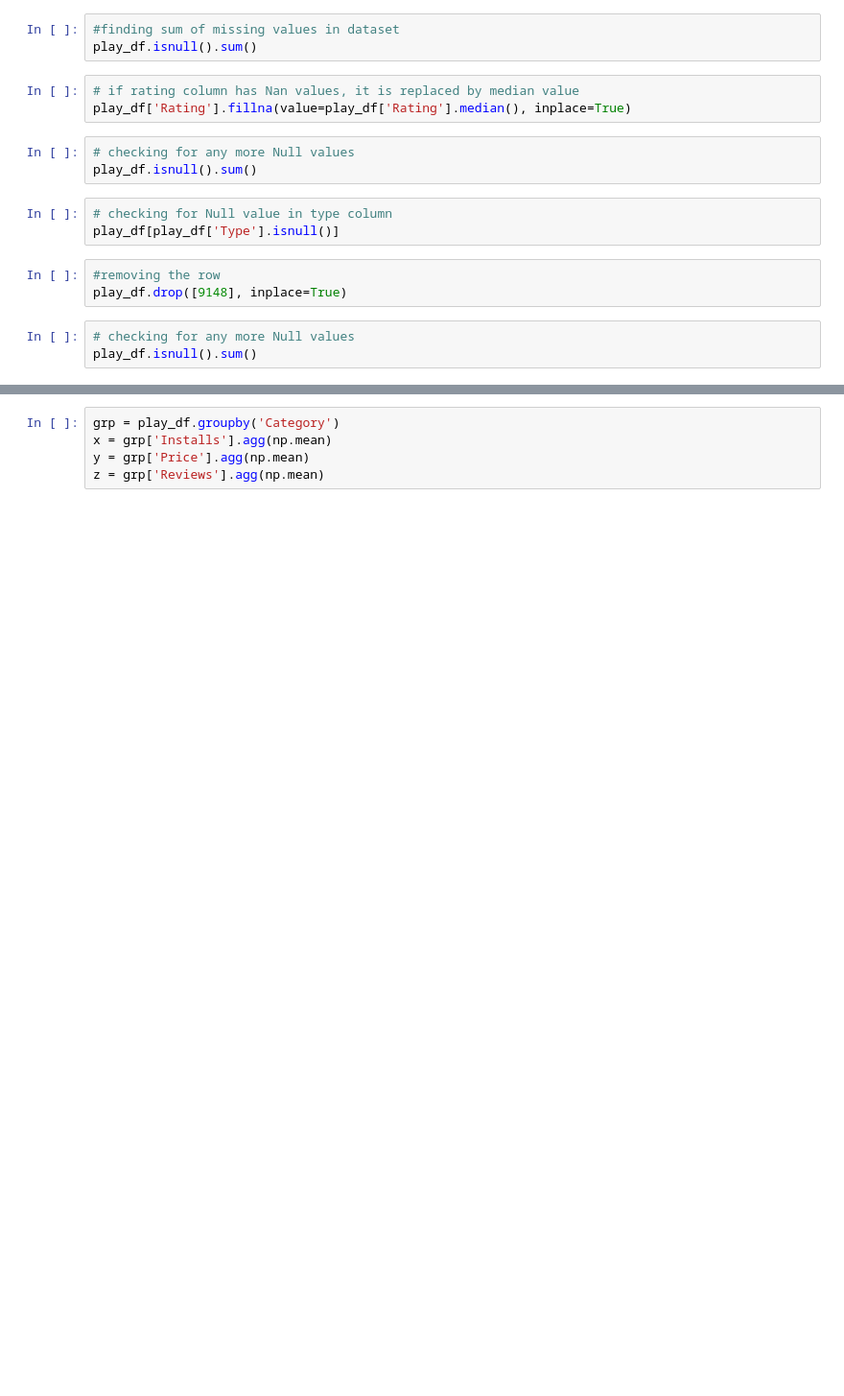
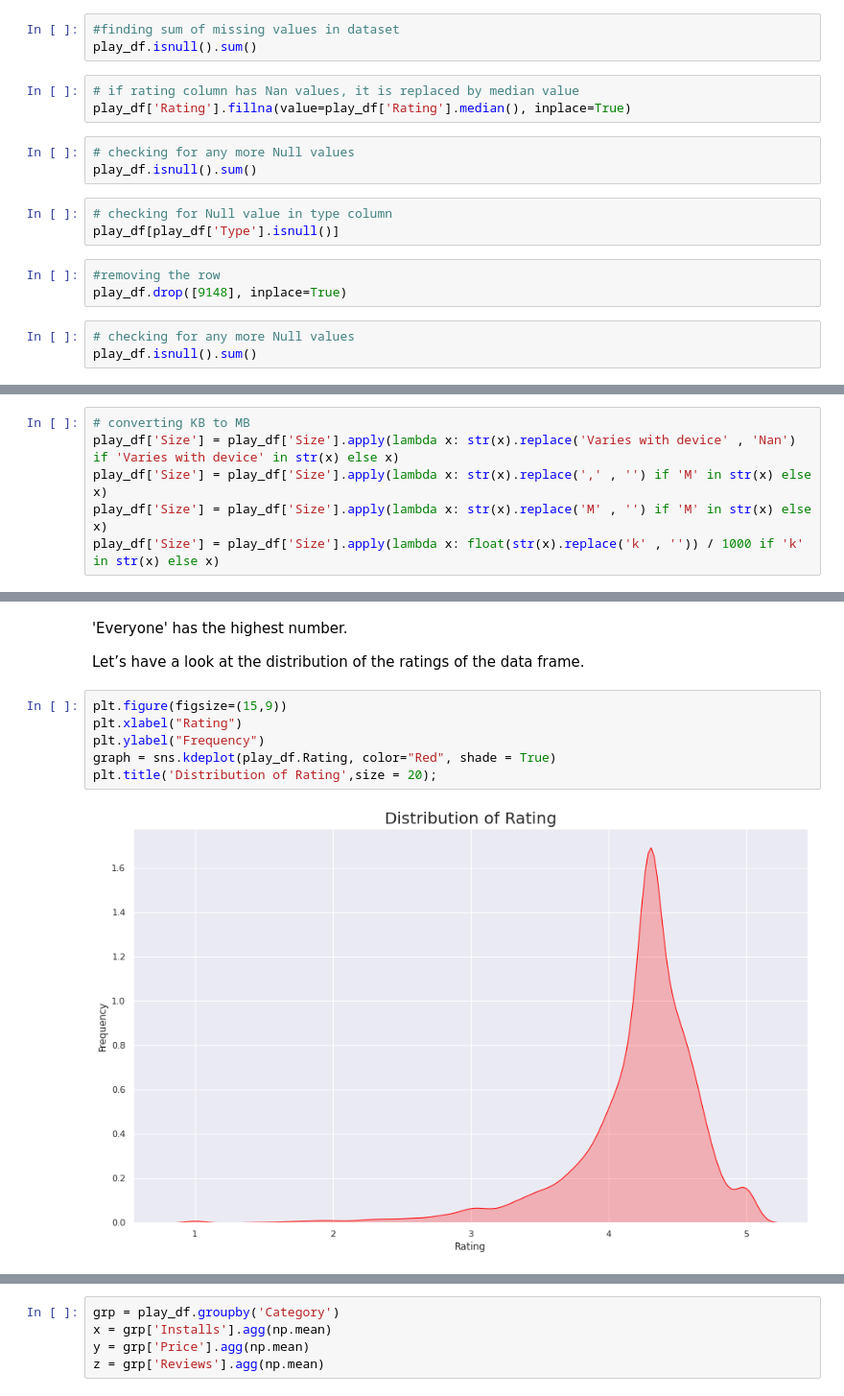
Before and after one commit to Satya-Prakash009/EDA-playstore-project, a Jupyter notebook: EDA_Project_Play_Store_App_Review_Analysis_Capstone_Project.ipynb, the cells around one changed output, grey strips where cells are left out. Shown at 96% size. Cells and saved outputs as stored; diff of their text form; blank space fills up the shorter version.

```diff
--- a/EDA_Project_Play_Store_App_Review_Analysis_Capstone_Project.ipynb
+++ b/EDA_Project_Play_Store_App_Review_Analysis_Capstone_Project.ipynb
@@ -107,0 +103,6 @@ We visualise data to find
+# %%
+# converting KB to MB
+play_df['Size'] = play_df['Size'].apply(lambda x: str(x).replace('Varies with device' , 'Nan') if 'Varies with device' in str(x) else x)
+play_df['Size'] = play_df['Size'].apply(lambda x: str(x).replace(',' , '') if 'M' in str(x) else x)
+play_df['Size'] = play_df['Size'].apply(lambda x: str(x).replace('M' , '') if 'M' in str(x) else x)
+play_df['Size'] = play_df['Size'].apply(lambda x: float(str(x).replace('k' , '')) / 1000 if 'k' in str(x) else x)
@@ -107,0 +177,12 @@ We visualise data to find
+# %% [markdown]
+'Everyone' has the highest number.
+
+Let’s have a look at the distribution of the ratings of the data frame.
+# %%
+plt.figure(figsize=(15,9))
+plt.xlabel("Rating")
+plt.ylabel("Frequency")
+graph = sns.kdeplot(play_df.Rating, color="Red", shade = True)
+plt.title('Distribution of Rating',size = 20);
+# %% [output]
+[figure, added]
```
Also changed, not shown: parts of 25 cells of this notebook.
